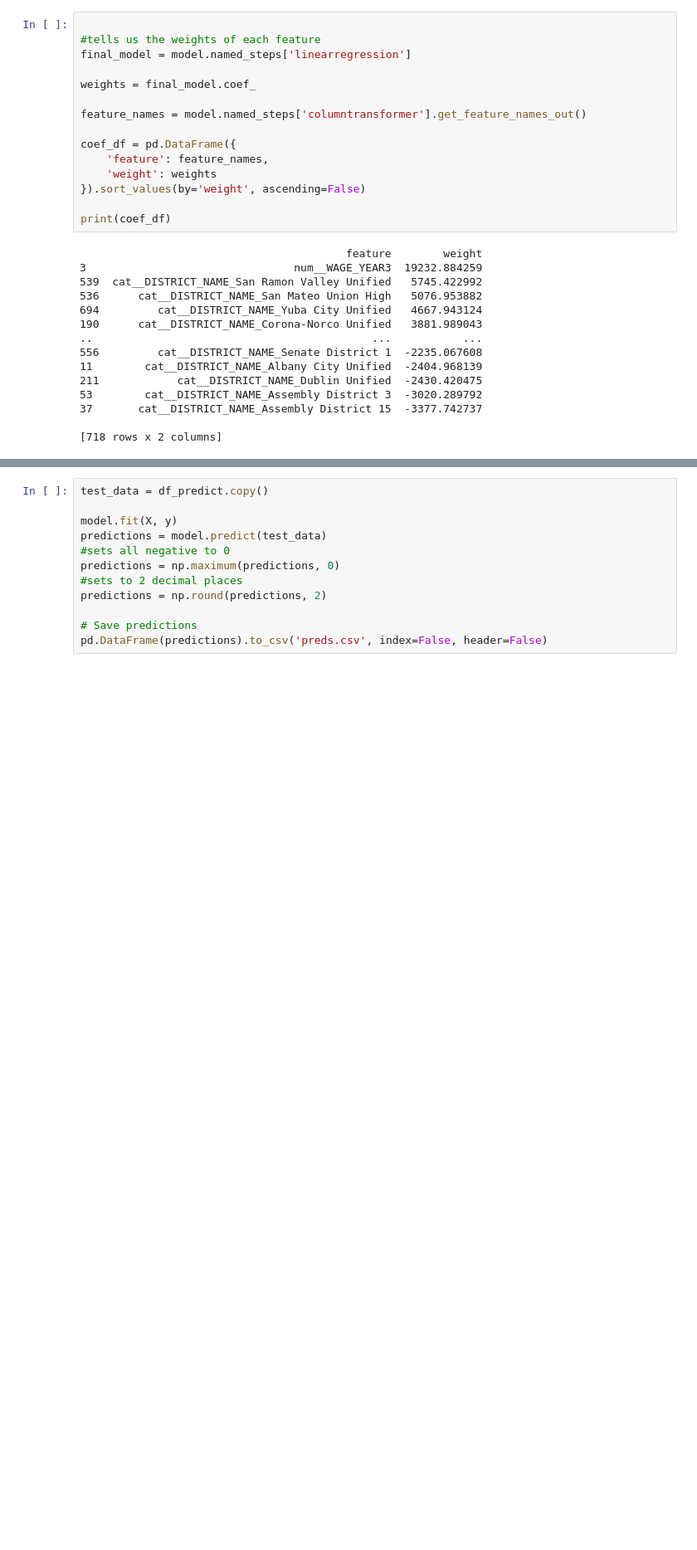
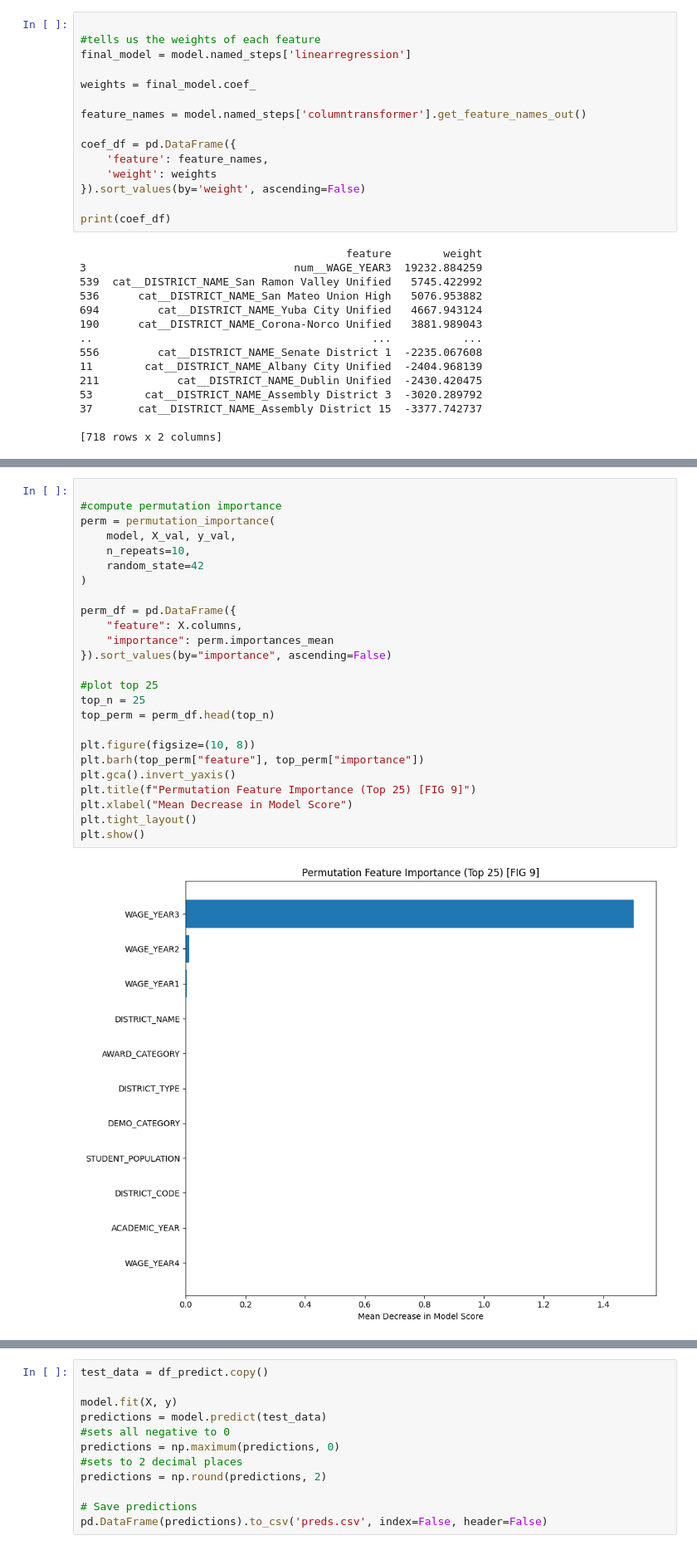
Before and after one commit to USF-AI-Fall-2025/assignment-05-data-challenge-1-ivanTk1, a Jupyter notebook: CS x62 - Assignment 5 - Data Challenge 1.ipynb, the cells around one changed output, grey strips where cells are left out. Shown: that part at 83% size. Saved outputs shown, nothing was run; the diff lists cells and outputs as text; blank space fills up the shorter version.

```diff
--- a/CS x62 - Assignment 5 - Data Challenge 1.ipynb
+++ b/CS x62 - Assignment 5 - Data Challenge 1.ipynb
@@ -251,0 +289,27 @@ print(coef_df)
+# %%
+
+#compute permutation importance
+perm = permutation_importance(
+    model, X_val, y_val,
+    n_repeats=10,
+    random_state=42
+)
+
+perm_df = pd.DataFrame({
+    "feature": X.columns,
+    "importance": perm.importances_mean
+}).sort_values(by="importance", ascending=False)
+
+#plot top 25
+top_n = 25
+top_perm = perm_df.head(top_n)
+
+plt.figure(figsize=(10, 8))
+plt.barh(top_perm["feature"], top_perm["importance"])
+plt.gca().invert_yaxis()
+plt.title(f"Permutation Feature Importance (Top 25) [FIG 9]")
+plt.xlabel("Mean Decrease in Model Score")
+plt.tight_layout()
+plt.show()
+# %% [output]
+[figure, added]
```
Also changed, not shown: parts of 5 cells of this notebook.
